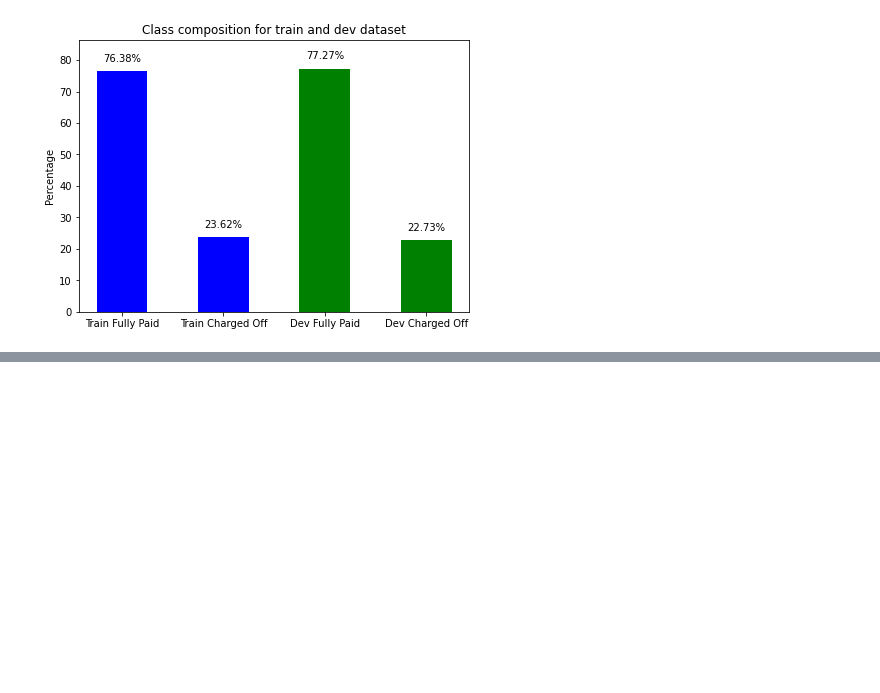
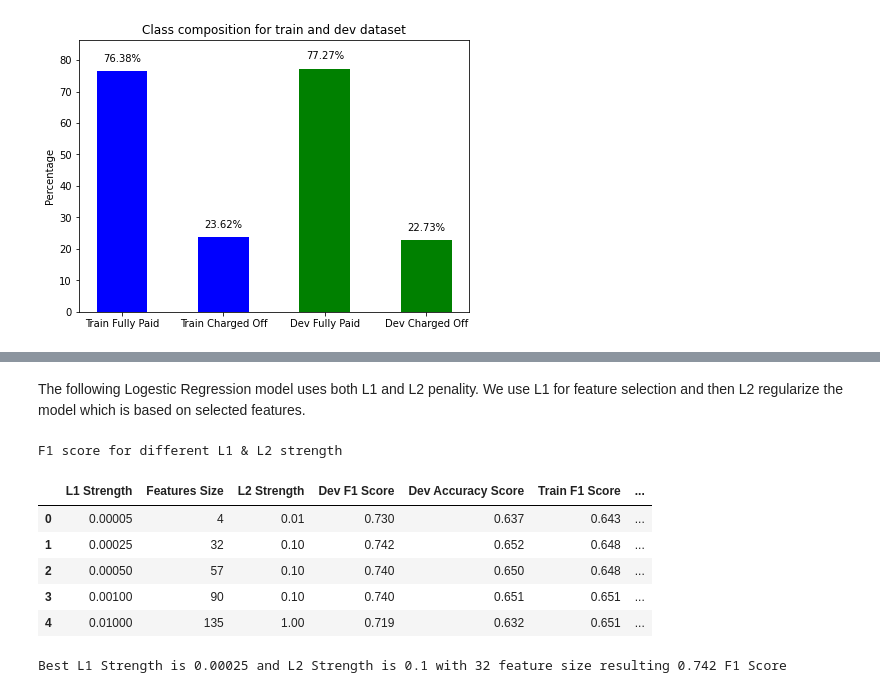
Before and after one commit to hbizunehe/LC-loan-prediction, a Jupyter notebook: 207_final_project.ipynb, the cells around one changed output, grey strips where cells are left out. Saved outputs shown, nothing was run; the diff lists cells and outputs as text; code cells hidden in the pictures; blank space fills up the shorter version.

```diff
--- a/207_final_project.ipynb
+++ b/207_final_project.ipynb
@@ -440,0 +340,67 @@ KeyboardInterrupt: ignored
+# %% [markdown]
+The following Logestic Regression model uses both L1 and L2 penality. We use L1 for feature selection and then L2 regularize the model which is based on selected features.
+# %%
+def logistic_regression_with_l1_and_l2(train_data, train_label, dev_data, dev_label):
+  """Logestic Regression with L1 and L2 penality"""
+  # Initializing variables
+  features_size, l1_strengths, l2_strengths = [], [], []
+  dev_f1_scores, train_f1_scores = [], []
+  dev_accuracy_scores, train_accuracy_scores = [], []
+  best_clf, dev_best_f1, best_l1_strength, best_l2_strength, best_feature_size = None, 0, 0, 0, 0
+  best_features = []
+  regularization = {0.00005:0.01, 0.00025:0.1, 0.0005:0.1, 0.001:0.1, 0.01:1}
+  # Addressing class imbalance issue
+  train_x, train_y = up_sample(train_data, train_label)
+  # Performing feature selection and model building
+  for l1_c in regularization:
+    np.random.seed(0)
+    selected_cols = []
+    col_names = train_x.columns
+    lr_model_l1 = LogisticRegression(C=l1_c, solver="liblinear", multi_class="auto", penalty="l1", tol=0.001)
+    lr_model_l1.fit(train_x, train_y)
+    # Identifying features with 0 weight
+    for index in range(0, train_x.shape[1]):
+      if np.any(lr_model_l1.coef_[:,index]): # Check if the feature has non-zero weight
+        selected_cols.append(col_names[index])
+
+    train_data_reduced = train_x.loc[:,selected_cols]
+    dev_data_reduced = dev_data.loc[:,selected_cols]
+
+    np.random.seed(0)
+    # Building Logistic Regression based on the newly identified features
+    lr_model_l2 = LogisticRegression(C=regularization[l1_c], solver="liblinear", multi_class="auto", penalty="l2", tol=0.001)
+    lr_model_l2.fit(train_data_reduced, train_y)
+    # Metrics collection
+    dev_f1_score, dev_accuracy_score, train_f1_score, train_accuracy_score = \
+      get_scores(lr_model_l2, train_data_reduced, train_y, dev_data_reduced, dev_label)
+    dev_f1_scores.append(dev_f1_score)
+    train_f1_scores.append(train_f1_score)
+    dev_accuracy_scores.append(dev_accuracy_score)
+    train_accuracy_scores.append(train_accuracy_score)
+    l1_strengths.append(l1_c)
+    l2_strengths.append(regularization[l1_c])
+    features_size.append(len(selected_cols))
+    # Finding the best strength hyperparameter
+    if dev_f1_score > dev_best_f1:
+      dev_best_f1, best_l1_strength, best_l2_strength, best_clf = dev_f1_score, l1_c, regularization[l1_c], lr_model_l2
+      best_feature_size, best_features = len(selected_cols), selected_cols
+  # Displaying the findings
+  scores = pd.DataFrame({'L1 Strength': l1_strengths, 'Features Size': features_size, 'L2 Strength': l2_strengths,
+    'Dev F1 Score': dev_f1_scores, 'Dev Accuracy Score': dev_accuracy_scores, 'Train F1 Score': train_f1_scores,
+    'Train Accuracy Score': train_accuracy_scores})
+  print("F1 score for different L1 & L2 strength")
+  display(scores)
+  print(f"Best L1 Strength is {best_l1_strength} and L2 Strength is {best_l2_strength} with {best_feature_size} feature size resulting {dev_best_f1} F1 Score")
+
+  return (best_clf, best_features)
+
+lr_l1_l2_clf, best_features = logistic_regression_with_l1_and_l2(scaled_train_data.copy(), train_label.copy(), scaled_dev_data.copy(), dev_label.copy())
+# %% [output]
+F1 score for different L1 & L2 strength
+|  | L1 Strength | Features Size | L2 Strength | Dev F1 Score | Dev Accuracy Score | Train F1 Score | ... |
+| 0 | 0.00005 | 4 | 0.01 | 0.730 | 0.637 | 0.643 | ... |
+| 1 | 0.00025 | 32 | 0.10 | 0.742 | 0.652 | 0.648 | ... |
+| 2 | 0.00050 | 57 | 0.10 | 0.740 | 0.650 | 0.648 | ... |
+| 3 | 0.00100 | 90 | 0.10 | 0.740 | 0.651 | 0.651 | ... |
+| 4 | 0.01000 | 135 | 1.00 | 0.719 | 0.632 | 0.651 | ... |
+Best L1 Strength is 0.00025 and L2 Strength is 0.1 with 32 feature size resulting 0.742 F1 Score
```
Also changed, not shown: parts of 22 cells of this notebook, 2 other files.
